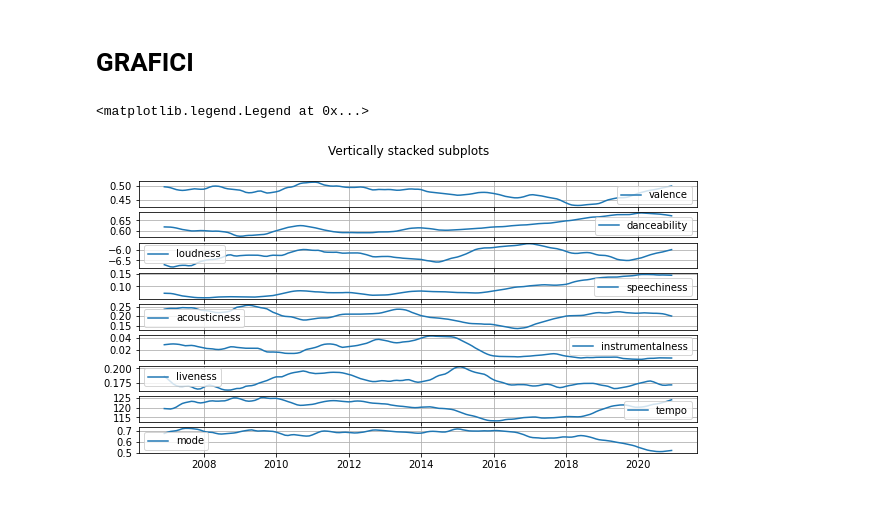
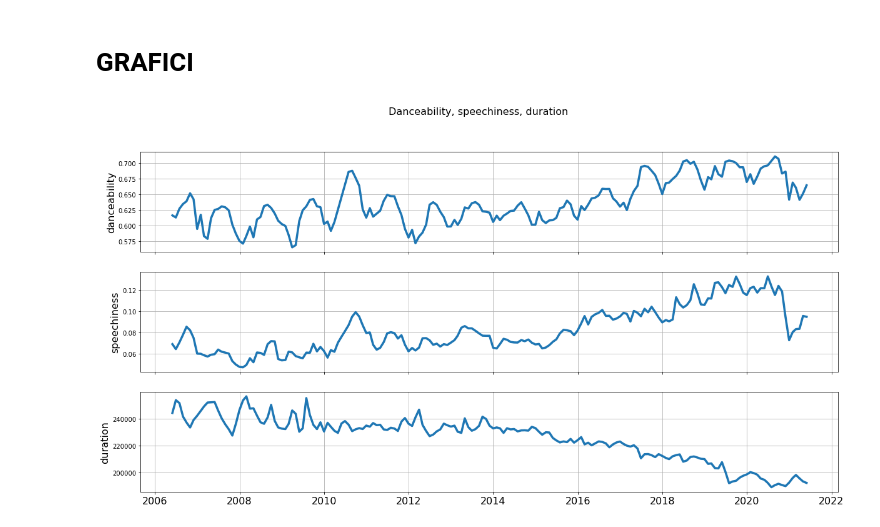
Before and after one commit to Jivanni/everybodyschanging, a Jupyter notebook: analysis/timeseries/Music_timeseries.ipynb, the cells around one changed output. Saved outputs shown, nothing was run; the diff lists cells and outputs as text; code cells hidden in the pictures.

```diff
--- a/analysis/timeseries/Music_timeseries.ipynb
+++ b/analysis/timeseries/Music_timeseries.ipynb
@@ -18,4 +18,4 @@ alt.data_transformers.enable('default', max_rows=None)
 # %% [output]
 DataTransformerRegistry.enable('default')
 # %%
-PATH = './final_df.csv'
+PATH = 'cleaned_df_v2.csv'
@@ -1070,47 +995,26 @@ plt.ylabel('tempo', fontsize=16)
 # %% [markdown]
 # GRAFICI
 # %%
-fig, (ax1, ax2, ax3, ax4, ax5, ax6, ax7, ax8, ax9) = plt.subplots(9, sharex=False, figsize=(10,5))
+fig, (ax1, ax2, ax3) = plt.subplots(3, sharex=True, figsize=(20,10))
 
+
+fig.suptitle('Danceability, speechiness, duration', fontsize=16)
+
+
+ax1.plot(danceability, label='danceability', linewidth=3.5)
 ax1.grid(True)
+ax1.set_ylabel('danceability',fontsize=16)
 
-fig.suptitle('Vertically stacked subplots')
+ax2.plot(speechiness, label='speechiness', linewidth=3.5)
+ax2.grid(True)
+ax2.set_ylabel('speechiness',fontsize=16)
 
-ax1.plot(trend_valence, label="valence")
-ax1.grid(True)
-ax1.legend()
+ax3.plot(duration, label='duration', linewidth=3.5)
+ax3.grid(True)
+ax3.set_ylabel('duration', fontsize=16)
 
-ax2.plot(trend_danceability, label='danceability')
-ax2.grid(True)
-ax2.legend()
+plt.xticks(fontsize=16)
 
-ax3.plot(trend_loudness, label='loudness')
-ax3.grid(True)
-ax3.legend()
-
-ax4.plot(trend_speechiness, label='speechiness')
-ax4.grid(True)
-ax4.legend()
-
-ax5.plot(trend_acousticness, label='acousticness')
-ax5.grid(True)
-ax5.legend()
-
-ax6.plot(trend_instrumentalness, label='instrumentalness')
-ax6.grid(True)
-ax6.legend()
-
-ax7.plot(trend_liveness, label='liveness')
-ax7.grid(True)
-ax7.legend()
-
-ax8.plot(trend_tempo, label='tempo')
-ax8.grid(True)
-ax8.legend()
-
-ax9.plot(trend_mode, label='mode')
-ax9.grid(True)
-ax9.legend()
+plt.savefig("stats_original.jpeg", dpi=300, facecolor='w')
 # %% [output]
-<matplotlib.legend.Legend at 0x...>
-[figure, old version]
+[figure, new version]
```
Also changed, not shown: parts of 63 cells of this notebook.
